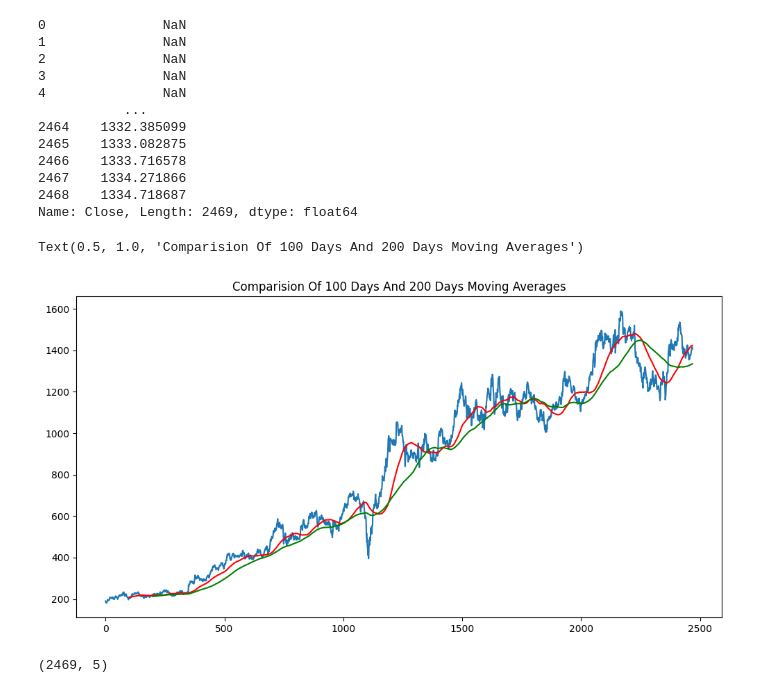
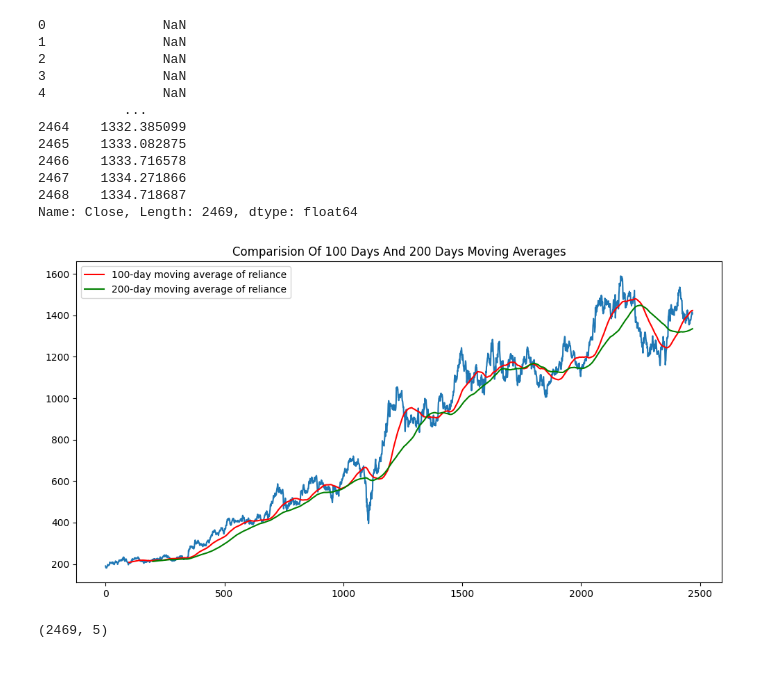
Before and after one commit to anoushka0303/RAG-enhanced-Financial-Sentiment-Prediction, a Jupyter notebook: notebooks/LSTM_model.ipynb, the cells around one changed output. Saved outputs shown, nothing was run; the diff lists cells and outputs as text; code cells hidden in the pictures.

```diff
--- a/notebooks/LSTM_model.ipynb
+++ b/notebooks/LSTM_model.ipynb
@@ -91,12 +94,13 @@ Name: Close, Length: 2469, dtype: float64
 # %%
 plt.figure(figsize = (12,6))
 plt.plot(df.Close)
-plt.plot(ma100, 'r')
-plt.plot(ma200, 'g')
+plt.plot(ma100, 'r', label = "100-day moving average of reliance")
+plt.plot(ma200, 'g', label = "200-day moving average of reliance")
 plt.title('Comparision Of 100 Days And 200 Days Moving Averages')
+plt.legend()
+plt.show()
 # %% [output]
-Text(0.5, 1.0, 'Comparision Of 100 Days And 200 Days Moving Averages')
-[figure, old version]
+[figure, new version]
 # %%
 df.shape
 # %% [output]
```
Also changed, not shown: parts of 1 cell of this notebook.
